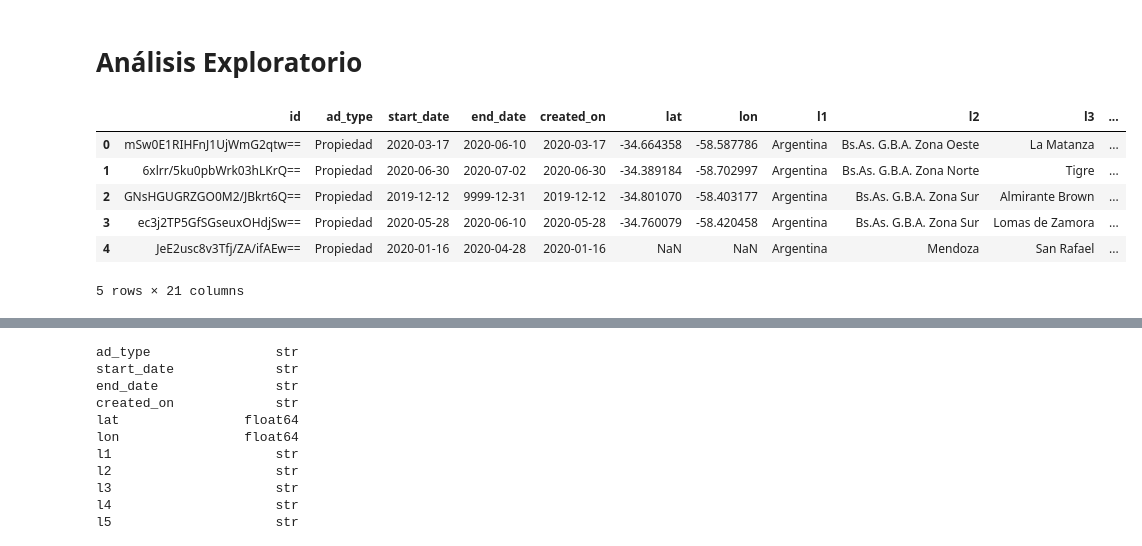
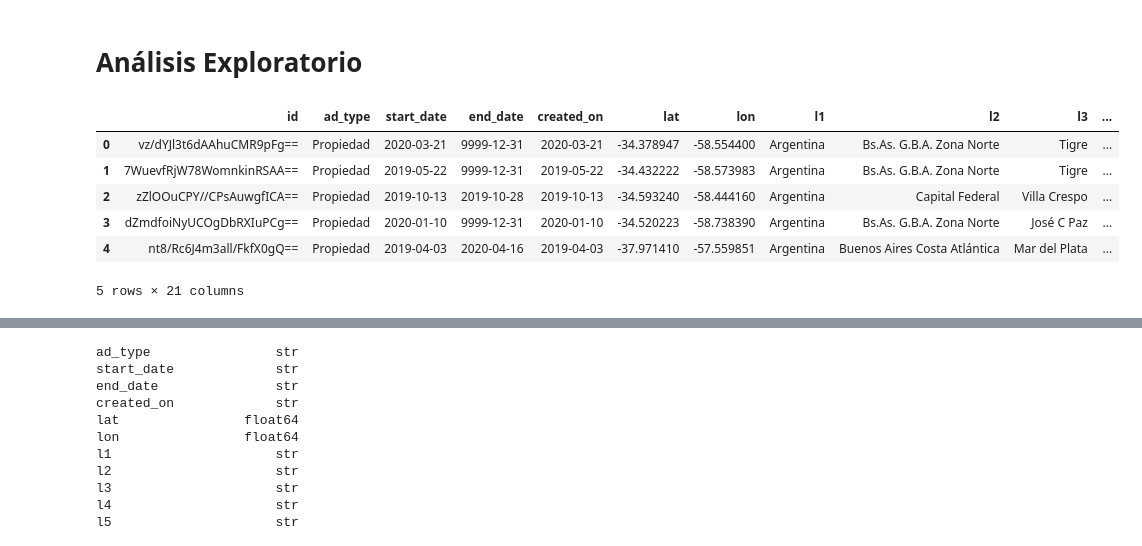
Before and after one commit to MartinDido100/ciencia-de-datos, a Jupyter notebook: primer_parcial/primer_parcial.ipynb, the cells around one changed output, grey strips where cells are left out. Drawn from its saved outputs; the diff is of its cells as text; code cells hidden in the pictures.

```diff
--- a/primer_parcial/primer_parcial.ipynb
+++ b/primer_parcial/primer_parcial.ipynb
@@ -10,14 +10,14 @@ from sklearn.metrics import accuracy_score # métrica de evaluación
 # %% [markdown]
 # Análisis Exploratorio
 # %%
-df_casas_entrenamiento = pd.read_csv('https://raw.githubusercontent.com/unlam-fcdin/UNLaM_FCDIN/master/casas_entrenamiento.csv')
+df_casas_entrenamiento = pd.read_csv('https://raw.githubusercontent.com/MartinDido100/ciencia-de-datos/refs/heads/main/primer_parcial/datasets/casas_entrenamiento.csv')
 df_casas_entrenamiento.head(5)
 # %% [output]
 |  | id | ad_type | start_date | end_date | created_on | lat | lon | l1 | l2 | l3 | ... |
-| 0 | mSw0E1RIHFnJ1UjWmG2qtw== | Propiedad | 2020-03-17 | 2020-06-10 | 2020-03-17 | -34.664358 | -58.587786 | Argentina | Bs.As. G.B.A. Zona Oeste | La Matanza | ... |
-| 1 | 6xlrr/5ku0pbWrk03hLKrQ== | Propiedad | 2020-06-30 | 2020-07-02 | 2020-06-30 | -34.389184 | -58.702997 | Argentina | Bs.As. G.B.A. Zona Norte | Tigre | ... |
-| 2 | GNsHGUGRZGO0M2/JBkrt6Q== | Propiedad | 2019-12-12 | 9999-12-31 | 2019-12-12 | -34.801070 | -58.403177 | Argentina | Bs.As. G.B.A. Zona Sur | Almirante Brown | ... |
-| 3 | ec3j2TP5GfSGseuxOHdjSw== | Propiedad | 2020-05-28 | 2020-06-10 | 2020-05-28 | -34.760079 | -58.420458 | Argentina | Bs.As. G.B.A. Zona Sur | Lomas de Zamora | ... |
-| 4 | JeE2usc8v3Tfj/ZA/ifAEw== | Propiedad | 2020-01-16 | 2020-04-28 | 2020-01-16 | NaN | NaN | Argentina | Mendoza | San Rafael | ... |
+| 0 | vz/dYJl3t6dAAhuCMR9pFg== | Propiedad | 2020-03-21 | 9999-12-31 | 2020-03-21 | -34.378947 | -58.554400 | Argentina | Bs.As. G.B.A. Zona Norte | Tigre | ... |
+| 1 | 7WuevfRjW78WomnkinRSAA== | Propiedad | 2019-05-22 | 9999-12-31 | 2019-05-22 | -34.432222 | -58.573983 | Argentina | Bs.As. G.B.A. Zona Norte | Tigre | ... |
+| 2 | zZlOOuCPY//CPsAuwgfICA== | Propiedad | 2019-10-13 | 2019-10-28 | 2019-10-13 | -34.593240 | -58.444160 | Argentina | Capital Federal | Villa Crespo | ... |
+| 3 | dZmdfoiNyUCOgDbRXIuPCg== | Propiedad | 2020-01-10 | 9999-12-31 | 2020-01-10 | -34.520223 | -58.738390 | Argentina | Bs.As. G.B.A. Zona Norte | José C Paz | ... |
+| 4 | nt8/Rc6J4m3all/FkfX0gQ== | Propiedad | 2019-04-03 | 2020-04-16 | 2019-04-03 | -37.971410 | -57.559851 | Argentina | Buenos Aires Costa Atlántica | Mar del Plata | ... |
 5 rows × 21 columns
 # %%
```
Also changed, not shown: parts of 3 cells of this notebook, 1 other file.
